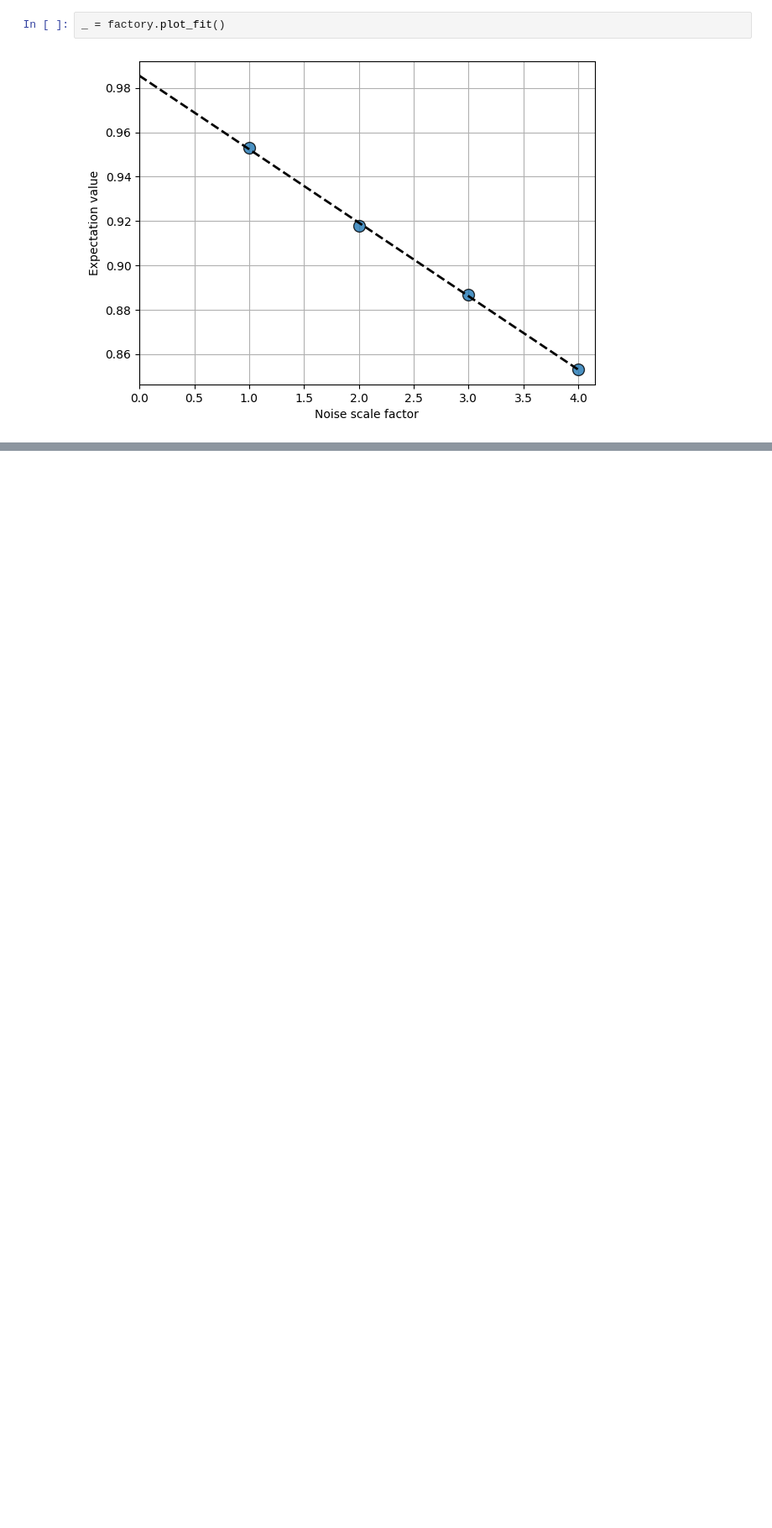
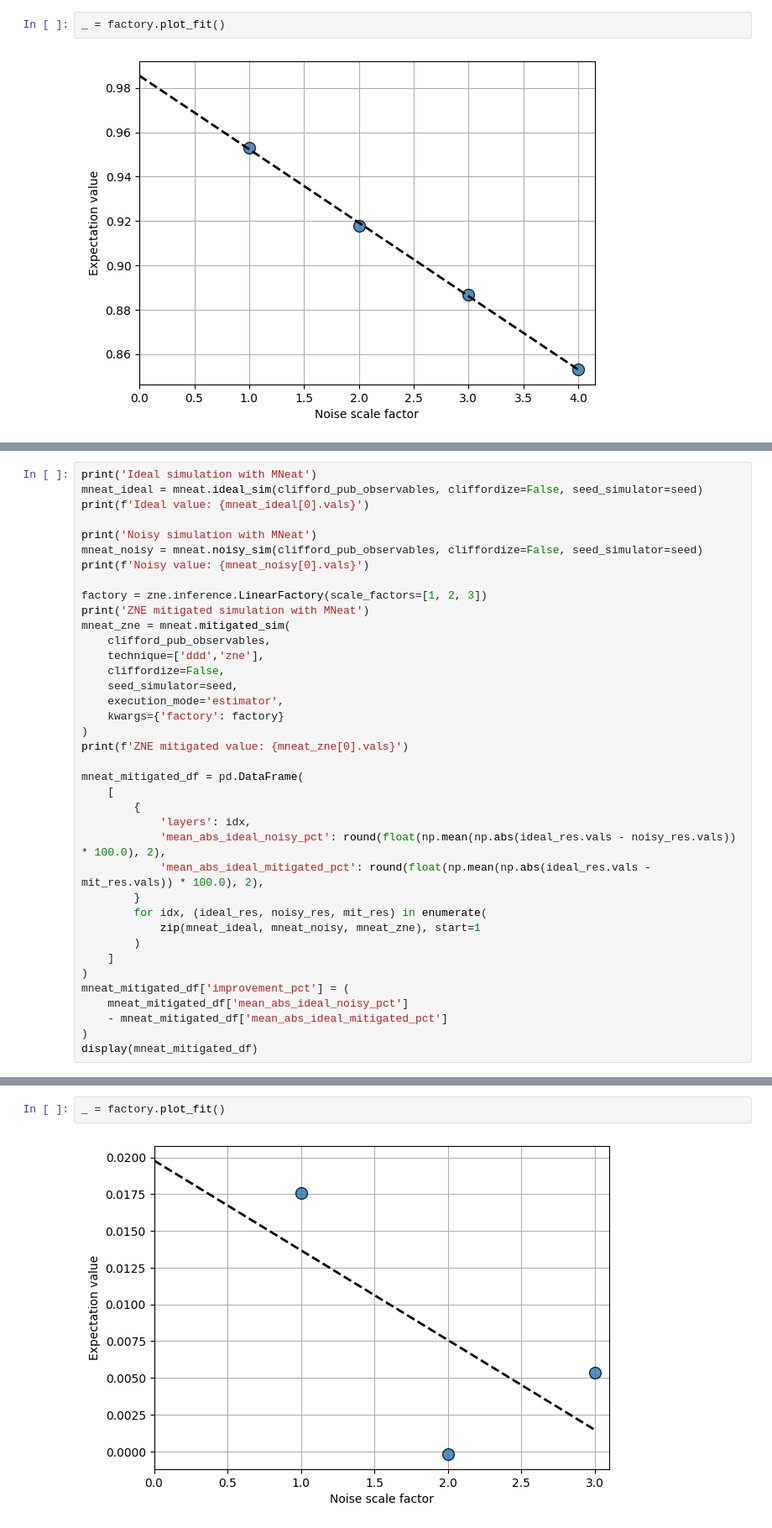
Before and after one commit to GibboSan/easy-q, a Jupyter notebook: quantum_optimization/playground.ipynb, the cells around one changed output, grey strips where cells are left out. Shown at 84% size. Saved outputs shown, nothing was run; the diff lists cells and outputs as text; blank space fills up the shorter version.

```diff
--- a/quantum_optimization/playground.ipynb
+++ b/quantum_optimization/playground.ipynb
@@ -963,0 +1213,38 @@ Recommendation: use mirror circuits to estimate the mean absolute difference thr
+# %%
+print('Ideal simulation with MNeat')
+mneat_ideal = mneat.ideal_sim(clifford_pub_observables, cliffordize=False, seed_simulator=seed)
+print(f'Ideal value: {mneat_ideal[0].vals}')
+
+print('Noisy simulation with MNeat')
+mneat_noisy = mneat.noisy_sim(clifford_pub_observables, cliffordize=False, seed_simulator=seed)
+print(f'Noisy value: {mneat_noisy[0].vals}')
+
+factory = zne.inference.LinearFactory(scale_factors=[1, 2, 3])
+print('ZNE mitigated simulation with MNeat')
+mneat_zne = mneat.mitigated_sim(
+    clifford_pub_observables,
+    technique=['ddd','zne'],
+    cliffordize=False,
+    seed_simulator=seed,
+    execution_mode='estimator',
+    kwargs={'factory': factory}
+)
+print(f'ZNE mitigated value: {mneat_zne[0].vals}')
+
+mneat_mitigated_df = pd.DataFrame(
+    [
+        {
+            'layers': idx,
+            'mean_abs_ideal_noisy_pct': round(float(np.mean(np.abs(ideal_res.vals - noisy_res.vals)) * 100.0), 2),
+            'mean_abs_ideal_mitigated_pct': round(float(np.mean(np.abs(ideal_res.vals - mit_res.vals)) * 100.0), 2),
+        }
+        for idx, (ideal_res, noisy_res, mit_res) in enumerate(
+            zip(mneat_ideal, mneat_noisy, mneat_zne), start=1
+        )
+    ]
+)
+mneat_mitigated_df['improvement_pct'] = (
+    mneat_mitigated_df['mean_abs_ideal_noisy_pct']
+    - mneat_mitigated_df['mean_abs_ideal_mitigated_pct']
+)
+display(mneat_mitigated_df)
@@ -963,0 +1263,4 @@ Recommendation: use mirror circuits to estimate the mean absolute difference thr
+# %%
+_ = factory.plot_fit()
+# %% [output]
+[figure, added]
```
Also changed, not shown: parts of 24 cells of this notebook.
